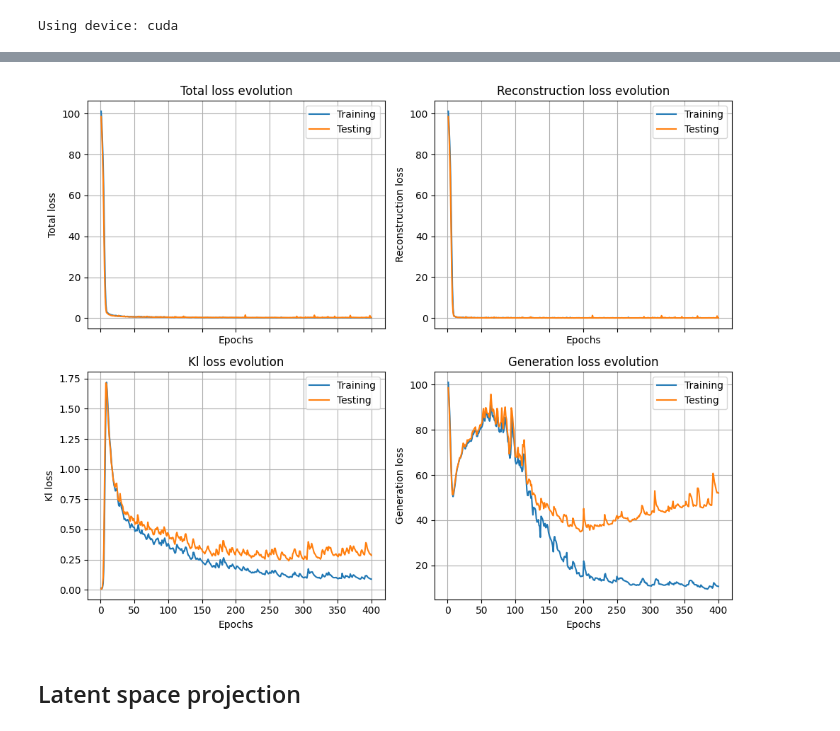
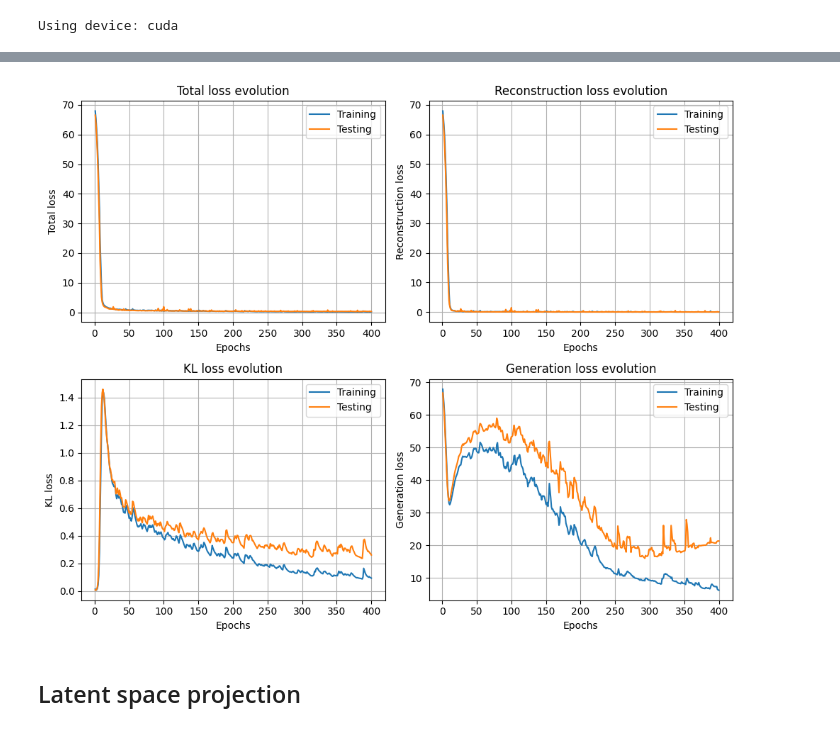
Before and after one commit to nelioasousa/dl_projeto, a Jupyter notebook: two_moons/cvae.ipynb, the cells around one changed output, grey strips where cells are left out. Saved outputs shown, nothing was run; the diff lists cells and outputs as text; code cells hidden in the pictures.

```diff
--- a/two_moons/cvae.ipynb
+++ b/two_moons/cvae.ipynb
@@ -11,6 +11,10 @@ from torch.utils.data import Dataset, DataLoader
 from sklearn.metrics import ConfusionMatrixDisplay
 from sklearn.datasets import make_moons
 from tqdm import trange
+# %%
+random_seed = 123
+torch_gen = torch.manual_seed(random_seed)
+device = torch.device('cuda' if torch.cuda.is_available() else 'cpu')
 # %% [markdown]
 # Model
 # %%
@@ -227,8 +231,8 @@ class CVAE(nn.Module):
 # Data
 # %%
 def gen_train_test_split(train_size: int, test_size: int, noise: float = 0.15):
-    X_train, y_train = make_moons(n_samples=train_size, noise=noise, random_state=123)
-    X_test, y_test = make_moons(n_samples=test_size, noise=(noise * 1.4), random_state=123)
+    X_train, y_train = make_moons(n_samples=train_size, noise=noise, random_state=random_seed)
+    X_test, y_test = make_moons(n_samples=test_size, noise=(noise * 1.5), random_state=random_seed)
     return (X_train, y_train), (X_test, y_test)
 
 
@@ -246,3 +250,5 @@ class MoonsDataset(Dataset):
 
     def __len__(self):
         return self.X.shape[0]
+# %%
+train_split, test_split = gen_train_test_split(1500, 500)
@@ -251,7 +363,5 @@ class MoonsDataset(Dataset):
 # %%
-torch.manual_seed(123)
-
-batch_size = 150
+batch_size = 100
 learning_rate = 1e-4
 num_epochs = 400
 x_dim = 2
@@ -262,11 +372,18 @@ gen_hidden_dim = [256, 128, 64]
 recog_hidden_dim = [256, 128, 64]
 kl_weight = 1.2
 
-train_split, test_split = gen_train_test_split(3000, 600)
-train_loader = DataLoader(MoonsDataset(*train_split), batch_size=batch_size, shuffle=True)
-test_loader = DataLoader(MoonsDataset(*test_split), batch_size=batch_size, shuffle=False)
+train_loader = DataLoader(
+    MoonsDataset(*train_split),
+    batch_size=batch_size,
+    shuffle=True,
+    generator=torch_gen,
+)
+test_loader = DataLoader(
+    MoonsDataset(*test_split),
+    batch_size=batch_size,
+    shuffle=False,
+)
 
-device = torch.device('cuda' if torch.cuda.is_available() else 'cpu')
 print(f"Using device: {device}")
 # %% [output]
 Using device: cuda
@@ -407,31 +430,31 @@ plt.show()
 # %%
-losses_label = ('total', 'reconstruction', 'kl', 'generation')
+losses_label = ('Total', 'Reconstruction', 'KL', 'Generation')
 
-fig, axs = plt.subplots(2, 2, figsize=(10, 8), sharex=True)
+_, axs = plt.subplots(2, 2, figsize=(10, 8))
 axs = axs.ravel()
 
 for i, loss_label in enumerate(losses_label):
     ax = axs[i]
     ax.plot(
         range(1, len(train_loss_history) + 1),
         [l[i] for l in train_loss_history],
         label='Training',
     )
     ax.plot(
         range(1, len(test_loss_history) + 1),
         [l[i] for l in test_loss_history],
         label='Testing',
     )
     ax.set_xlabel('Epochs')
-    ax.set_ylabel(f'{loss_label.capitalize()} loss')
-    ax.set_title(f'{loss_label.capitalize()} loss evolution')
+    ax.set_ylabel(f'{loss_label} loss')
+    ax.set_title(f'{loss_label} loss evolution')
     ax.grid()
     ax.legend()
 
 plt.tight_layout()
 plt.show()
 # %% [output]
-[figure, old version]
+[figure, new version]
 # %% [markdown]
 ## Latent space projection
 # %%
```
Also changed, not shown: parts of 10 cells of this notebook, 1 other file.
